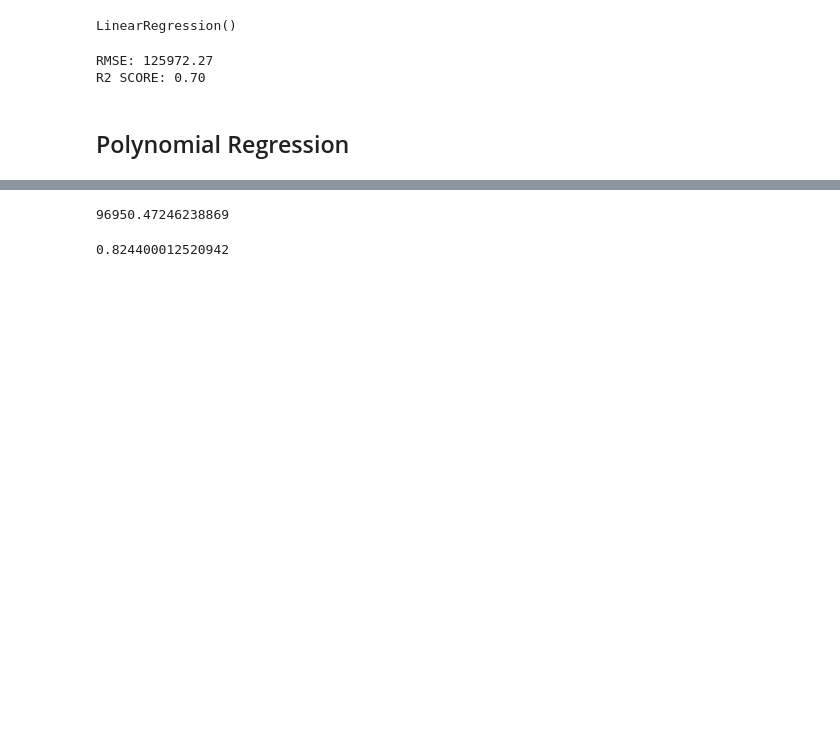
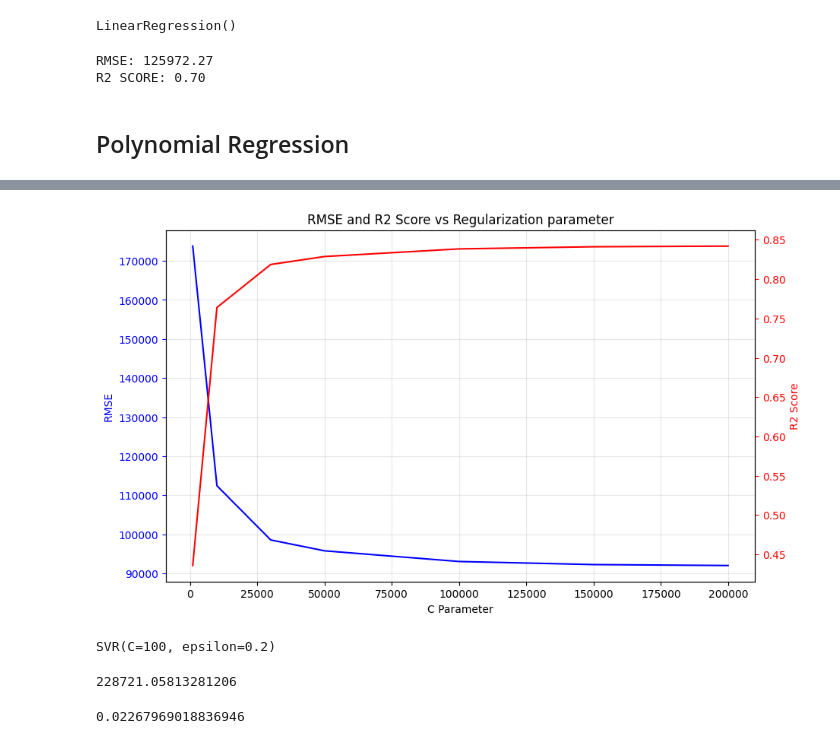
Before and after one commit to netofr19/ML_projects, a Jupyter notebook: car_price_prediction/car_price_pred.ipynb, the cells around one changed output, grey strips where cells are left out. Drawn from its saved outputs; the diff is of its cells as text; code cells hidden in the pictures; blank space fills up the shorter version.

```diff
--- a/car_price_prediction/car_price_pred.ipynb
+++ b/car_price_prediction/car_price_pred.ipynb
@@ -205,8 +205,3 @@ R2 SCORE: 0.70
 ## Polynomial Regression
 # %%
 from sklearn.preprocessing import PolynomialFeatures
-# %%
-degree = 3
-poly_features = PolynomialFeatures(degree=degree, include_bias=False)
-X_train_poly = poly_features.fit_transform(X_train)
-X_test_poly = poly_features.fit_transform(X_test)
@@ -219,0 +272,15 @@ y_pred = model_pr.predict(X_test_poly)
+# %%
+rmse_svr_list = []
+r2_svr_list = []
+list_c = [1000, 10000, 30000, 50000, 100000, 150000, 200000]
+for i in list_c:
+    svr_model = SVR(kernel='rbf', C=i, epsilon=0.2)
+    svr_model.fit(X_train, y_train)
+
+    y_pred_svr = svr_model.predict(X_test)
+
+    rmse_svr = np.sqrt(mean_squared_error(y_test, y_pred_svr))
+    r2_svr = r2_score(y_test, y_pred_svr)
+
+    rmse_svr_list.append(rmse_svr)
+    r2_svr_list.append(r2_svr)
@@ -219,0 +297,26 @@ y_pred = model_pr.predict(X_test_poly)
+# %%
+fig, ax1 = plt.subplots(figsize=(10,6))
+
+ax1.plot(list_c, rmse_svr_list, color='b')
+
+ax1.set_xlabel("C Parameter")
+ax1.set_ylabel('RMSE', color='b')
+ax1.tick_params('y', colors='b')
+plt.grid(True, alpha=.3)
+
+ax2 = ax1.twinx()
+
+ax2.plot(list_c, r2_svr_list, 'r')
+ax2.set_ylabel('R2 Score', color='r')
+ax2.tick_params('y', colors='r')
+
+plt.title("RMSE and R2 Score vs Regularization parameter")
+
+plt.show()
+# %% [output]
+[figure, added]
+# %%
+svr_model = SVR(kernel='rbf', C=100, epsilon=0.2)
+svr_model.fit(X_train, y_train)
+# %% [output]
+SVR(C=100, epsilon=0.2)
@@ -220,8 +325,8 @@ y_pred = model_pr.predict(X_test_poly)
 # %%
-np.sqrt(mean_squared_error(y_test, y_pred))
+np.sqrt(mean_squared_error(y_test, y_pred_svr))
 # %% [output]
-96950.47246238869
+228721.05813281206
 # %%
-r2_score(y_test, y_pred)
+r2_score(y_test, y_pred_svr)
 # %% [output]
-0.824400012520942
+0.02267969018836946
```
Also changed, not shown: parts of 12 cells of this notebook.
